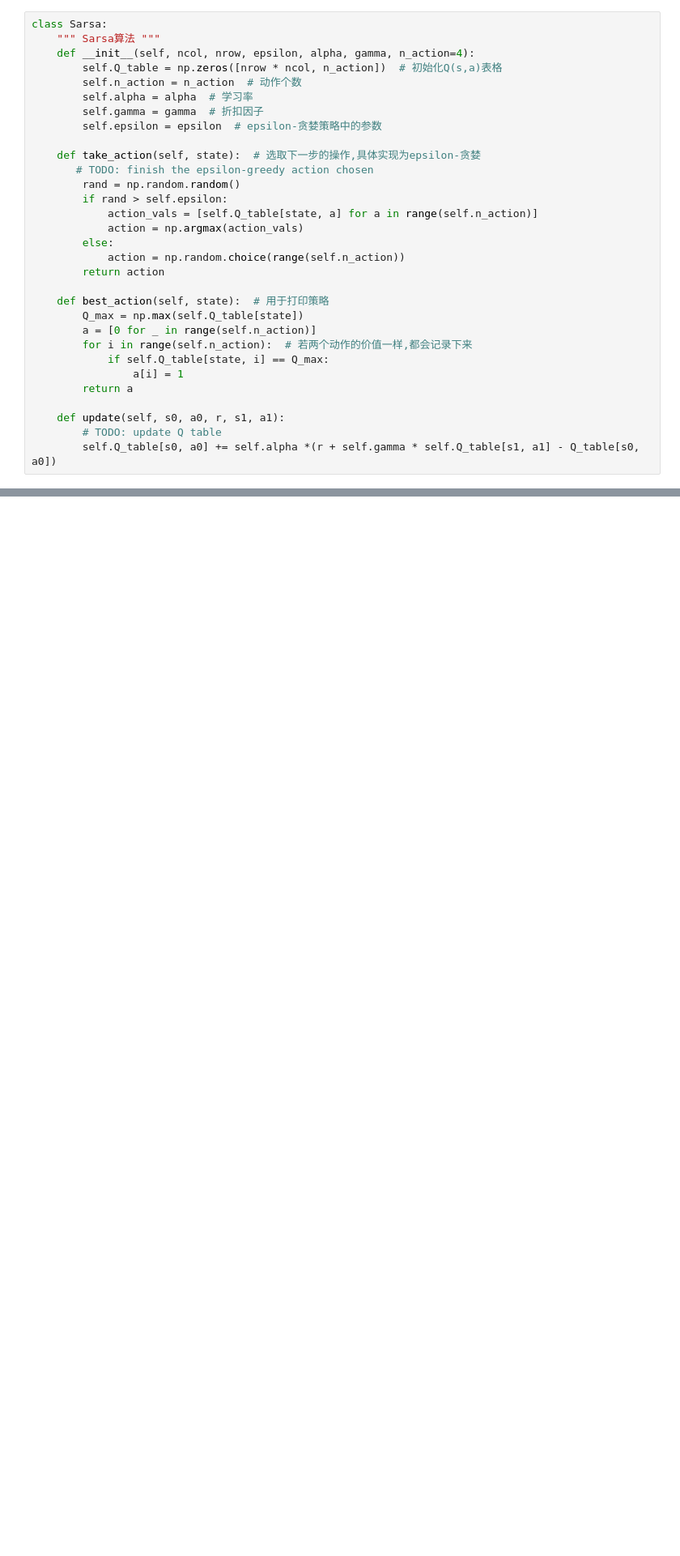
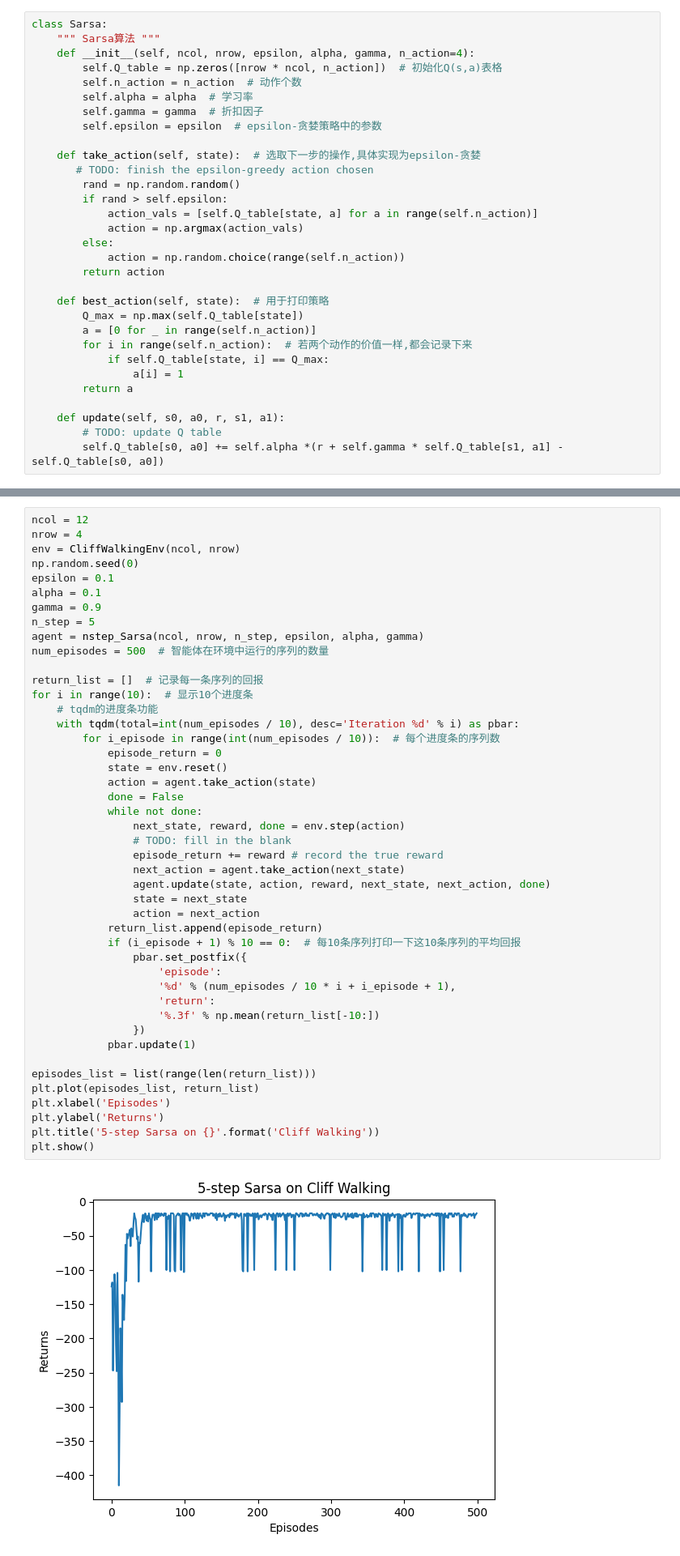
Before and after one commit to jessiewang-hongyan/rl_learning, a Jupyter notebook: 5-temp_diff.ipynb, the cells around one changed output, grey strips where cells are left out. Shown: that part at 81% size. Drawn from its saved outputs; the diff is of its cells as text; blank space fills up the shorter version.

Commit message:
add n-step sarsa

```diff
--- a/5-temp_diff.ipynb
+++ b/5-temp_diff.ipynb
@@ -113,7 +109,7 @@ class Sarsa:
 
     def update(self, s0, a0, r, s1, a1):
         # TODO: update Q table
-        self.Q_table[s0, a0] += self.alpha *(r + self.gamma * self.Q_table[s1, a1] - Q_table[s0, a0])
+        self.Q_table[s0, a0] += self.alpha *(r + self.gamma * self.Q_table[s1, a1] - self.Q_table[s0, a0])
 # %% [markdown]
 Now let us run Sarsa to see the results.
 # %%
@@ -164,0 +264,47 @@ NameError: name 'Q_table' is not defined
+# %%
+ncol = 12
+nrow = 4
+env = CliffWalkingEnv(ncol, nrow)
+np.random.seed(0)
+epsilon = 0.1
+alpha = 0.1
+gamma = 0.9
+n_step = 5
+agent = nstep_Sarsa(ncol, nrow, n_step, epsilon, alpha, gamma)
+num_episodes = 500  # 智能体在环境中运行的序列的数量
+
+return_list = []  # 记录每一条序列的回报
+for i in range(10):  # 显示10个进度条
+    # tqdm的进度条功能
+    with tqdm(total=int(num_episodes / 10), desc='Iteration %d' % i) as pbar:
+        for i_episode in range(int(num_episodes / 10)):  # 每个进度条的序列数
+            episode_return = 0
+            state = env.reset()
+            action = agent.take_action(state)
+            done = False
+            while not done:
+                next_state, reward, done = env.step(action)
+                # TODO: fill in the blank
+                episode_return += reward # record the true reward
+                next_action = agent.take_action(next_state)
+                agent.update(state, action, reward, next_state, next_action, done)
+                state = next_state
+                action = next_action
+            return_list.append(episode_return)
+            if (i_episode + 1) % 10 == 0:  # 每10条序列打印一下这10条序列的平均回报
+                pbar.set_postfix({
+                    'episode':
+                    '%d' % (num_episodes / 10 * i + i_episode + 1),
+                    'return':
+                    '%.3f' % np.mean(return_list[-10:])
+                })
+            pbar.update(1)
+
+episodes_list = list(range(len(return_list)))
+plt.plot(episodes_list, return_list)
+plt.xlabel('Episodes')
+plt.ylabel('Returns')
+plt.title('5-step Sarsa on {}'.format('Cliff Walking'))
+plt.show()
+# %% [output]
+[figure, added]
```
Also changed, not shown: parts of 8 cells of this notebook.
